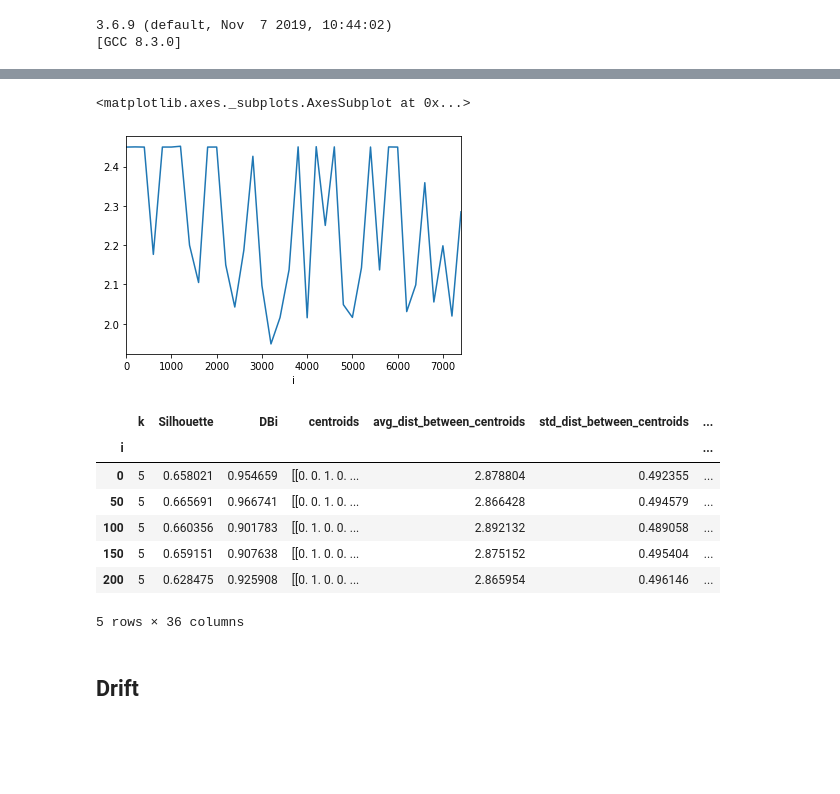
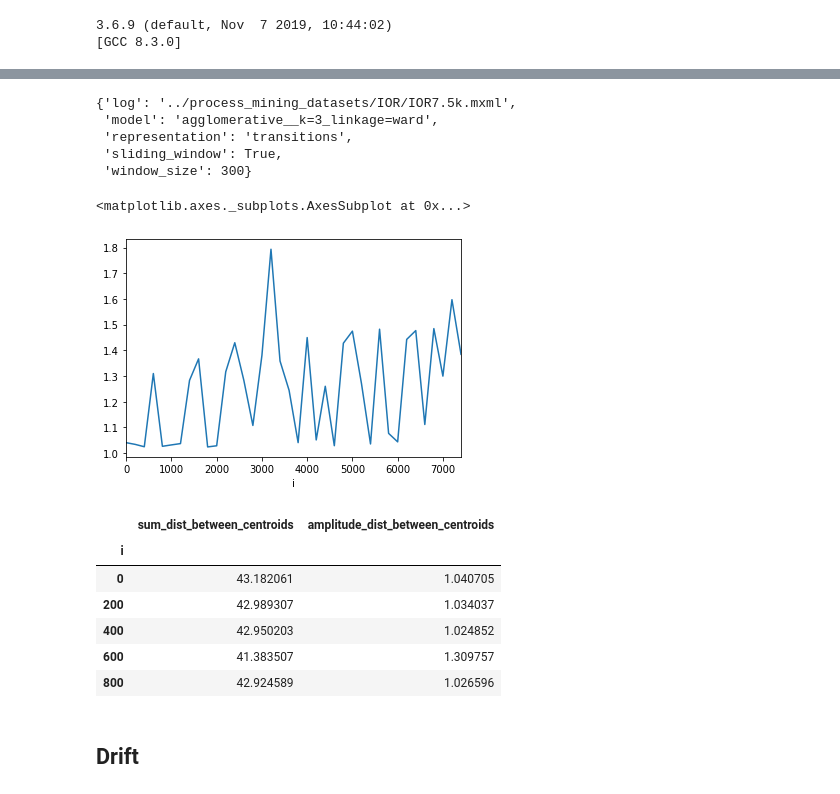
Before and after one commit to rafaelgasp/experimentos_mestrado, a Jupyter notebook: Main_Offline_Clustering.ipynb, the cells around one changed output, grey strips where cells are left out. Cells and saved outputs as stored; diff of their text form; code cells hidden in the pictures; blank space fills up the shorter version.

```diff
--- a/Main_Offline_Clustering.ipynb
+++ b/Main_Offline_Clustering.ipynb
@@ -176,0 +180,8 @@ run_pipeline(combinations[0])
+# %%
+args
+# %% [output]
+{'log': '../process_mining_datasets/IOR/IOR7.5k.mxml',
+ 'model': 'agglomerative__k=3_linkage=ward',
+ 'representation': 'transitions',
+ 'sliding_window': True,
+ 'window_size': 300}
@@ -182,23 +195,22 @@ final_resp = Parallel(n_jobs=42)(
     delayed(run_pipeline)(comb) for comb in tqdm(combinations)
 )
 # %%
-test = pd.read_csv("../offline_window_clustering_results_v2/sw/sw7.5k_7500_kmeans__k=6_transitions_200_False.csv", index_col=0)
+test = pd.read_csv("../offline_window_clustering_results_v3/sw/sw7.5k_7500_kmeans__k=6_transitions_200_False.csv", index_col=0)
 # %%
-test.min_dist_between_centroids.plot()
+test.amplitude_dist_between_centroids.plot()
 # %% [output]
 <matplotlib.axes._subplots.AxesSubplot at 0x...>
-[figure, old version]
+[figure, new version]
 # %%
 test.head()
 # %% [output]
-|  | k | Silhouette | DBi | centroids | avg_dist_between_centroids | std_dist_between_centroids | ... |
-| i |  |  |  |  |  |  | ... |
-| 0 | 5 | 0.658021 | 0.954659 | [[0. 0. 1. 0. ... | 2.878804 | 0.492355 | ... |
-| 50 | 5 | 0.665691 | 0.966741 | [[0. 0. 1. 0. ... | 2.866428 | 0.494579 | ... |
-| 100 | 5 | 0.660356 | 0.901783 | [[0. 1. 0. 0. ... | 2.892132 | 0.489058 | ... |
-| 150 | 5 | 0.659151 | 0.907638 | [[0. 1. 0. 0. ... | 2.875152 | 0.495404 | ... |
-| 200 | 5 | 0.628475 | 0.925908 | [[0. 1. 0. 0. ... | 2.865954 | 0.496146 | ... |
+|  | sum_dist_between_centroids | amplitude_dist_between_centroids |
+| i |  |  |
+| 0 | 43.182061 | 1.040705 |
+| 200 | 42.989307 | 1.034037 |
+| 400 | 42.950203 | 1.024852 |
+| 600 | 41.383507 | 1.309757 |
+| 800 | 42.924589 | 1.026596 |
-5 rows × 36 columns
 # %% [markdown]
 ## Drift
 # %%
```
Also changed, not shown: parts of 10 cells of this notebook, 2 other files.
